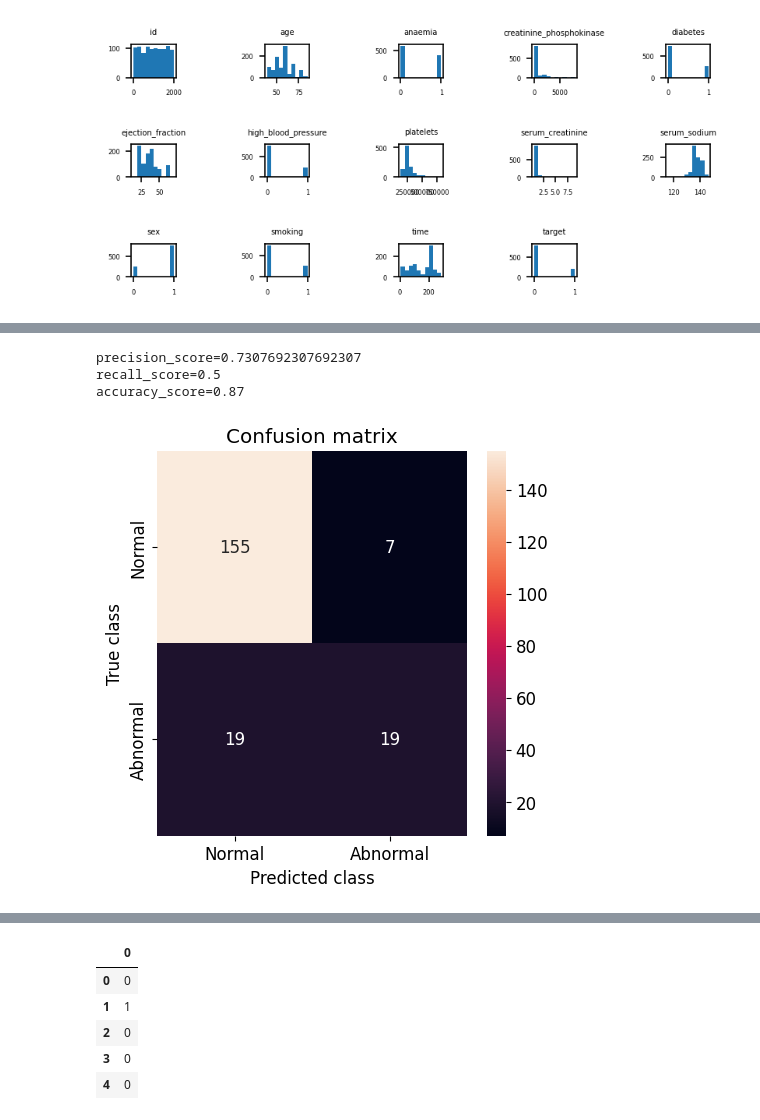
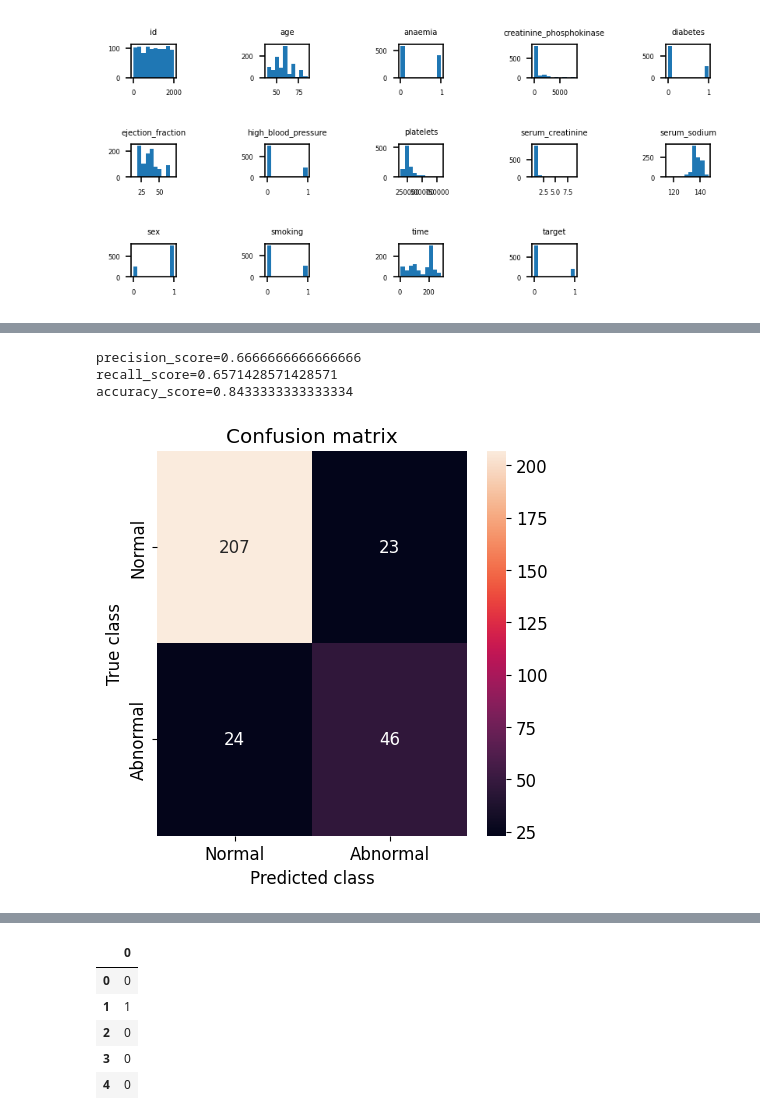
Before and after one commit to ihpolyphe/Kaggle, a Jupyter notebook: heart_failure_prediction/pretreatment_baseline.ipynb, the cells around one changed output, grey strips where cells are left out. Drawn from its saved outputs; the diff is of its cells as text; code cells hidden in the pictures.

```diff
--- a/heart_failure_prediction/pretreatment_baseline.ipynb
+++ b/heart_failure_prediction/pretreatment_baseline.ipynb
@@ -264,3 +282,10 @@ def acquire_custom_metircs(preds ,data):
+# %%
+from sklearn.preprocessing import StandardScaler
+
+scaler = StandardScaler()
+scaler.fit(train[log_list])
+train[log_list] = scaler.transform(train[log_list])
+test_total[log_list] = scaler.transform(test_total[log_list])
 # %%
 # 上のグリッドサーチで見つけたベストパラメータで全データでの学習、推論を行い結果を算出する。
 # params = {
@@ -290,7 +315,7 @@ def acquire_custom_metircs(preds ,data):
 # 学習データと検証データの分割
 from sklearn.model_selection import train_test_split
 # テストデータと学習データ分割
-X_train, X_valid, y_train, y_valid = train_test_split(train, y, test_size=0.2, random_state=42)
+X_train, X_valid, y_train, y_valid = train_test_split(train, y, test_size=0.3, random_state=42)
 train.info()
 # %% [output]
 <class 'pandas.core.frame.DataFrame'>
@@ -530,6 +506,6 @@ cat_list = ['anaemia', 'diabetes', 'high_blood_pressure','sex',"smoking"]
 # %%
-learning_rate = 0.05
-num_leaves = 45
+learning_rate = 0.001
+num_leaves = 31
 max_depth = 12
 min_data_in_leaf = 20
 metric = "binary_logloss"
@@ -540,9 +516,9 @@ params = {
     # 'metric': 'binary_logloss',
     # 'metric': 'auc', # AUCでもいい
 
-    # "seed":[31],
-    # 'random_state': [42],
-    # 'lambda_l2':5, # L2正則化をデフォルト1から5にして過学習の抑制を試みる。
+    # "seed":31,
+    # 'random_state': 42,
+    # 'lambda_l2':1, # L2正則化をデフォルト1から5にして過学習の抑制を試みる。
     # #'lambda_l1':100, # L1正則化をデフォルト1から5にして過学習の抑制を試みる。
     # 'verbose' : [-1],
     "num_iterations":10000, # early stopping で止まるため大きめに設定しておけばよい
@@ -552,8 +528,8 @@ params = {
     "num_leaves":num_leaves,
     "max_depth":max_depth,
     "min_data_in_leaf":min_data_in_leaf,
-    # "bagging_fraction":0.8,
-    # "bagging_freq":1,
+    "bagging_fraction":0.8,
+    "bagging_freq":10,
 }
 # %%
 
@@ -576,7 +552,7 @@ gbm = lgb.train(best_params,
                 valid_sets=[dtrain,dvalid],
                 valid_names=['train', 'valid'],
                 num_boost_round = 10000,
-                 categorical_feature = cat_list, #ここでcategorical_featureを設定
+               #   categorical_feature = cat_cols, #ここでcategorical_featureを設定
                 # feval=acquire_custom_metircs,
                 callbacks=[lgb.early_stopping(stopping_rounds=100,
                                 verbose=True), # early_stopping用コールバック関数
@@ -701,44 +671,44 @@ plt.show()
 # %%
 import os
 import datetime
-Dicision_threshould = 0.7
+Dicision_threshould = 0.5
 
 path = "result/"
 now = datetime.datetime.now()
 filename = path + now.strftime('%Y%m%d_%H%M%S') + "_"+ "LightGBM"+ "_" + str(Dicision_threshould)+ '.png'
 
 
 if not os.path.isdir(path):
    os.mkdir(path)
 
 
 # スコア(RMSE)算出
 y_pred_int = np.where(y_pred_train > Dicision_threshould, 1, 0)
 precision_score = metrics.precision_score(y_true=y_valid, y_pred=y_pred_int)
 recall_score = metrics.recall_score(y_true=y_valid, y_pred=y_pred_int)
 accuracy_score = metrics.accuracy_score(y_true=y_valid, y_pred=y_pred_int)
 
 print(f'precision_score={precision_score}')
 print(f'recall_score={recall_score}')
 print(f'accuracy_score={accuracy_score}')
 
 import seaborn as sns
 from sklearn.metrics import (confusion_matrix, precision_recall_curve, auc,
    roc_curve, recall_score, classification_report, f1_score,
    precision_recall_fscore_support)
 conf_matrix = confusion_matrix(y_valid, y_pred_int)
 plt.figure(figsize=(5, 5))
 sns.heatmap(conf_matrix, xticklabels=["Normal","Abnormal"], yticklabels=["Normal","Abnormal"], annot=True, fmt="d");
 plt.title("Confusion matrix")
 plt.ylabel('True class')
 plt.xlabel('Predicted class')
 plt.savefig(filename)
 plt.show()
 # %% [output]
-precision_score=0.7307692307692307
-recall_score=0.5
-accuracy_score=0.87
+precision_score=0.6666666666666666
+recall_score=0.6571428571428571
+accuracy_score=0.8433333333333334
-[figure, old version]
+[figure, new version]
 # %%
 # y_pred = gbm.predict(test_total)
 precision, recall, thresholds = metrics.precision_recall_curve(y_valid, y_pred_train)
```
Also changed, not shown: parts of 22 cells of this notebook, 2 other files.
